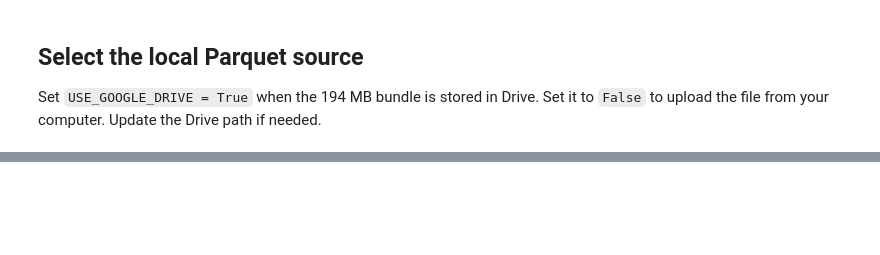
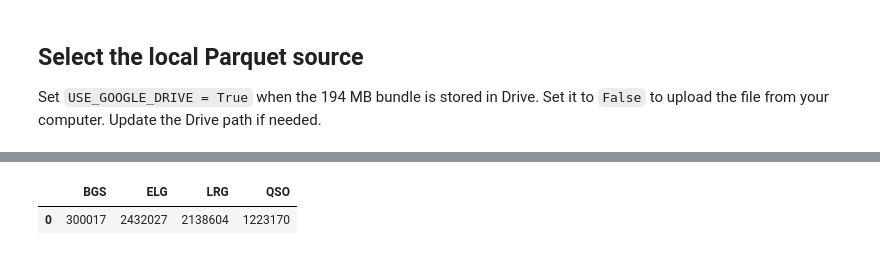
Before and after one commit to Biswajit1999/NASADIYA-LIGHTCONE, a Jupyter notebook: notebooks/DESI_DR1_Publication_Evidence_Colab.ipynb, the cells around one changed output, grey strips where cells are left out. Drawn from its saved outputs; the diff is of its cells as text; code cells hidden in the pictures; blank space fills up the shorter version.

```diff
--- a/notebooks/DESI_DR1_Publication_Evidence_Colab.ipynb
+++ b/notebooks/DESI_DR1_Publication_Evidence_Colab.ipynb
@@ -66,0 +109,99 @@ for image_path in sorted(output_dir.glob('*.png')):
+# %%
+import sys
+import json
+import hashlib
+from pathlib import Path
+
+import numpy as np
+import pandas as pd
+import matplotlib.pyplot as plt
+from scipy.spatial.distance import jensenshannon
+
+sys.path.insert(0, str(REPO / "pipeline"))
+sys.path.insert(0, str(REPO / "scripts"))
+
+from assess_desi_common import load_parent
+from fidelity_grid import equal_area_sky_cells, cartesian_voxel_cells, occupancy_metrics
+from fidelity_helpers import scalar_metrics, categorical_table
+from desi_strata import redshift_bin_labels
+from nasadiya_lightcone.sampling import (
+    select_gpu_golden_ratio_index,
+    select_stratified_lowest_hash,
+)
+
+audit_dir = REPO / "figures" / "journal_audit"
+audit_dir.mkdir(parents=True, exist_ok=True)
+
+TRACERS = ["BGS", "LRG", "ELG", "QSO", "UNKNOWN"]
+COLORS = {
+    "BGS": "#1f9bb6",
+    "LRG": "#d87c22",
+    "ELG": "#3da96a",
+    "QSO": "#7f5bb7",
+    "UNKNOWN": "#7f8c8d",
+}
+
+# Read the validated catalogue fields used by the browser analysis.
+parent = load_parent(DATA_PATH).copy()
+
+# Additional derived quantities.
+parent["radius_mpc"] = np.sqrt(
+    parent["x_mpc"] ** 2
+    + parent["y_mpc"] ** 2
+    + parent["z_mpc"] ** 2
+)
+
+parent["sky_cell"] = equal_area_sky_cells(
+    parent["ra_deg"],
+    parent["dec_deg"],
+    ra_bins=24,
+    sin_dec_bins=12,
+)
+
+parent["redshift_bin"] = redshift_bin_labels(
+    parent["redshift"],
+    z_max=3.6,
+    z_bins=48,
+)
+
+# ---------------------------
+# 1. Catalogue quality audit
+# ---------------------------
+
+quality_summary = {
+    "input_file": str(DATA_PATH),
+    "input_bytes": int(DATA_PATH.stat().st_size),
+    "sha256": hashlib.sha256(DATA_PATH.read_bytes()).hexdigest(),
+    "valid_observed_rows": int(len(parent)),
+    "duplicate_object_ids": int(parent["object_id"].duplicated().sum()),
+    "missing_values": {
+        column: int(parent[column].isna().sum())
+        for column in parent.columns
+    },
+    "ra_outside_0_360": int(((parent["ra_deg"] < 0) | (parent["ra_deg"] >= 360)).sum()),
+    "dec_outside_minus90_90": int(((parent["dec_deg"] < -90) | (parent["dec_deg"] > 90)).sum()),
+    "negative_redshift_rows": int((parent["redshift"] < 0).sum()),
+    "redshift_quantiles": {
+        str(q): float(parent["redshift"].quantile(q))
+        for q in [0.0, 0.01, 0.05, 0.50, 0.95, 0.99, 1.0]
+    },
+    "radius_mpc_quantiles": {
+        str(q): float(parent["radius_mpc"].quantile(q))
+        for q in [0.0, 0.01, 0.05, 0.50, 0.95, 0.99, 1.0]
+    },
+    "tracer_counts": {
+        str(key): int(value)
+        for key, value in parent["tracer"].value_counts().sort_index().items()
+    },
+}
+
+(audit_dir / "catalogue_quality_summary.json").write_text(
+    json.dumps(quality_summary, indent=2),
+    encoding="utf-8",
+)
+
+display(pd.DataFrame([quality_summary["tracer_counts"]]))
+print(json.dumps(quality_summary, indent=2)[:3000])
+# %% [output]
+|  | BGS | ELG | LRG | QSO |
+| 0 | 300017 | 2432027 | 2138604 | 1223170 |
```
Also changed, not shown: parts of 13 cells of this notebook.
